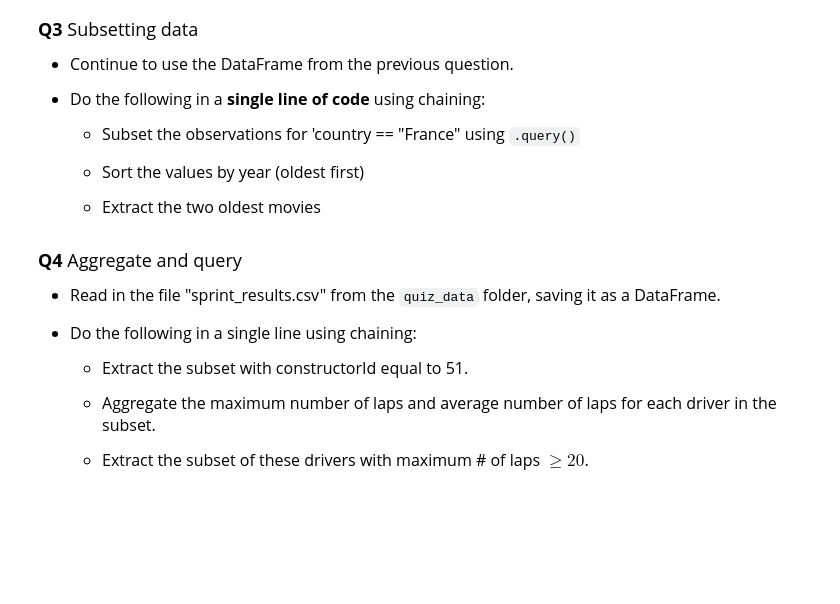
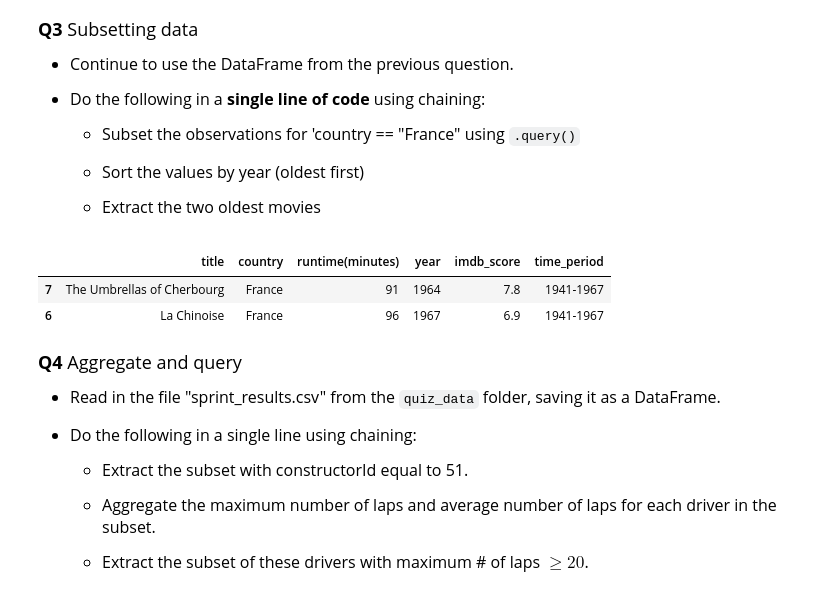
Before and after one commit to bcamargo1/datasci151spring2026, a Jupyter notebook: _quizzes/practice_quiz_5/practice_quiz_5.ipynb, the cells around one changed output. Drawn from its saved outputs; the diff is of its cells as text; code cells hidden in the pictures; blank space fills up the shorter version.

```diff
--- a/_quizzes/practice_quiz_5/practice_quiz_5.ipynb
+++ b/_quizzes/practice_quiz_5/practice_quiz_5.ipynb
@@ -110,7 +125,11 @@ print(df)
 
     - Extract the two oldest movies
 # %%
-# your code here
+display(df.query('country == "France"').sort_values(by = 'year', ascending = True).iloc[ : 2 ])
+# %% [output]
+|  | title | country | runtime(minutes) | year | imdb_score | time_period |
+| 7 | The Umbrellas of Cherbourg | France | 91 | 1964 | 7.8 | 1941-1967 |
+| 6 | La Chinoise | France | 96 | 1967 | 6.9 | 1941-1967 |
 # %% [markdown]
 <font size = "4">
 
```
Also changed, not shown: parts of 4 cells of this notebook, 1 other file.
